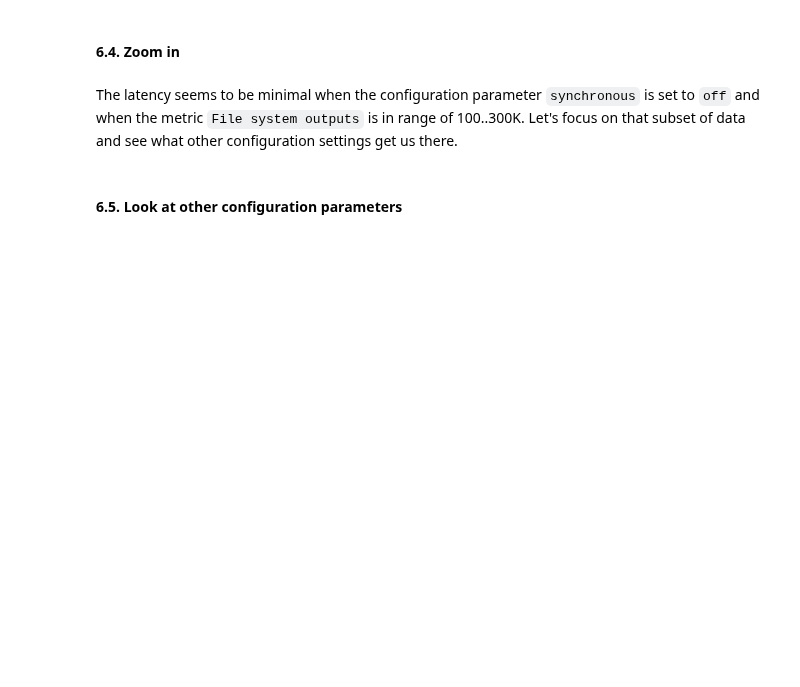
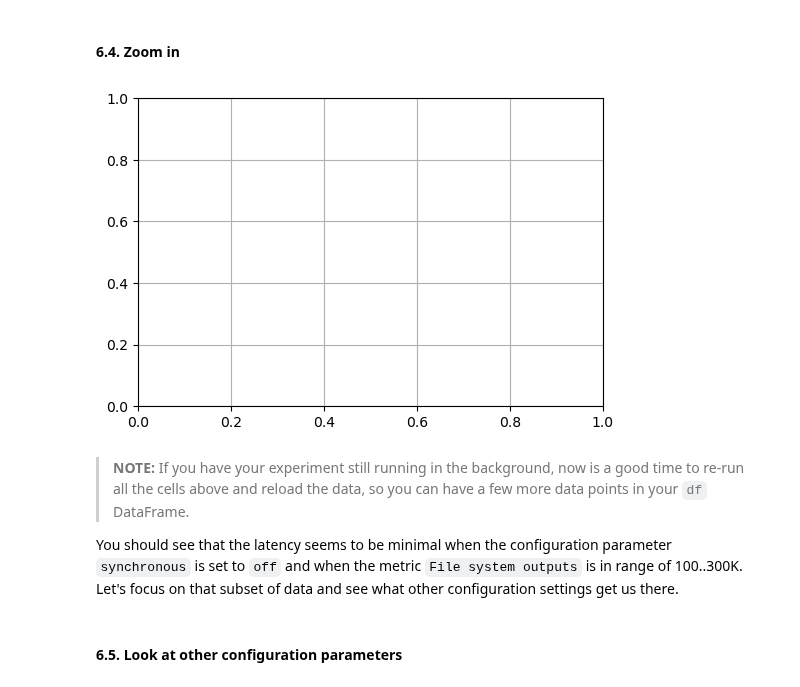
Before and after one commit to Microsoft-CISL/sqlite-autotuning, a Jupyter notebook: mlos_demo_sqlite.ipynb, the cells around one changed output. Saved outputs shown, nothing was run; the diff lists cells and outputs as text; code cells hidden in the pictures; blank space fills up the shorter version.

```diff
--- a/mlos_demo_sqlite.ipynb
+++ b/mlos_demo_sqlite.ipynb
@@ -112,16 +151,17 @@ plt.show()
 # %%
 plt.rcParams["figure.figsize"] = (6, 4)
 
-sns.scatterplot(data=df, x=METRIC, y=SCORE, hue=CATEGORY, marker='o', alpha=0.7)
+# TODO: Use the same code as above, but switch back to the linear scale, and use
+# Matplotlib `plt.xlim()` and `plt.ylim()` functions to limit the area being visualized.
 
-plt.xlim(100000, 350000)
-plt.ylim(950, 1250)
-
-plt.title("Experiment: " + exp.exp_id)
 plt.grid()
 plt.show()
+# %% [output]
+[figure, added]
 # %% [markdown]
-The latency seems to be minimal when the configuration parameter `synchronous` is set to `off` and when the metric `File system outputs` is in range of 100..300K. Let's focus on that subset of data and see what other configuration settings get us there.
+> **NOTE:** If you have your experiment still running in the background, now is a good time to re-run all the cells above and reload the data, so you can have a few more data points in your `df` DataFrame.
+
+You should see that the latency seems to be minimal when the configuration parameter `synchronous` is set to `off` and when the metric `File system outputs` is in range of 100..300K. Let's focus on that subset of data and see what other configuration settings get us there.
 # %% [markdown]
 #### 6.5. Look at other configuration parameters
 # %%
```
Also changed, not shown: parts of 24 cells of this notebook, 1 other file.
